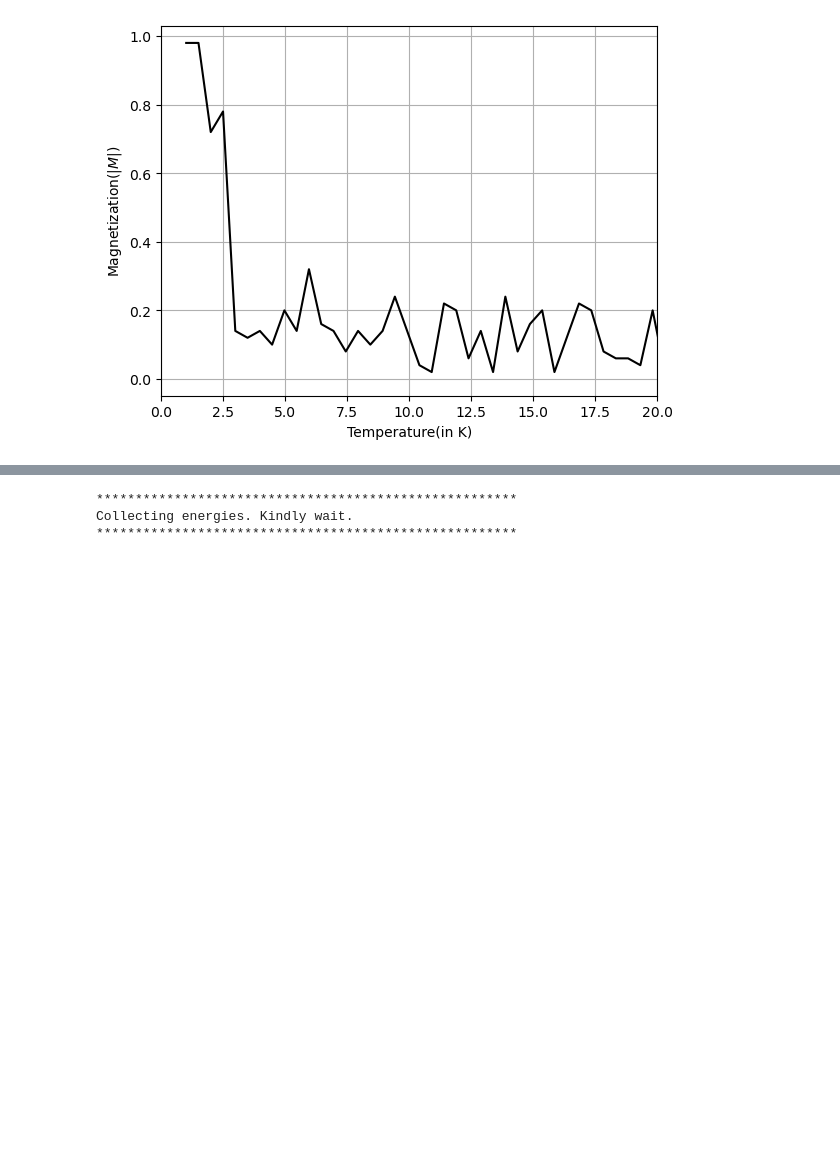
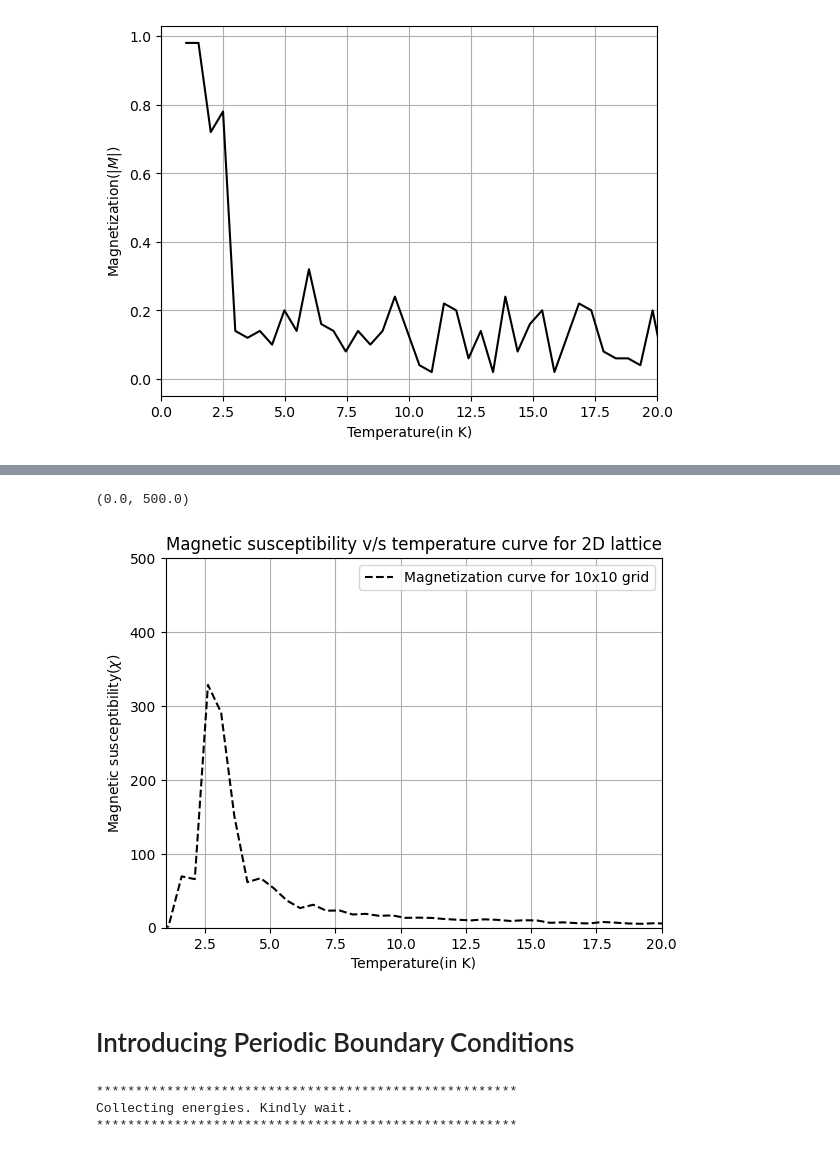
Before and after one commit to SuvamT0071/ising2D, a Jupyter notebook: Metropolis_Hasting_and_Frustrated_Magnetism.ipynb, the cells around one changed output, grey strips where cells are left out. Cells and saved outputs as stored; diff of their text form; code cells hidden in the pictures; blank space fills up the shorter version.

```diff
--- a/Metropolis_Hasting_and_Frustrated_Magnetism.ipynb
+++ b/Metropolis_Hasting_and_Frustrated_Magnetism.ipynb
@@ -530,0 +615,4 @@ plt.xlim(0,20)
+# %%
+grid_points = grid_maker(10,10)
+temp_range = np.linspace(0.1,50,100)
+X = mag_susceptibility(grid_points,temp_range=temp_range)
@@ -531,3 +626,17 @@ plt.xlim(0,20)
+# %%
+plt.plot(temp_range, X, 'k--', label='Magnetization curve for 10x10 grid')
+plt.xlabel("Temperature(in K)")
+plt.ylabel(r"Magnetic susceptibility($\chi$)")
+plt.title("Magnetic susceptibility v/s temperature curve for 2D lattice")
+plt.grid()
+plt.legend()
+plt.xlim(1,20)
+plt.ylim(0,500)
+# %% [output]
+(0.0, 500.0)
+[figure, added]
+# %% [markdown]
+# Introducing Periodic Boundary Conditions
 # %%
 def compute_energy_PBC(grid):
     """
```
Also changed, not shown: parts of 13 cells of this notebook.
